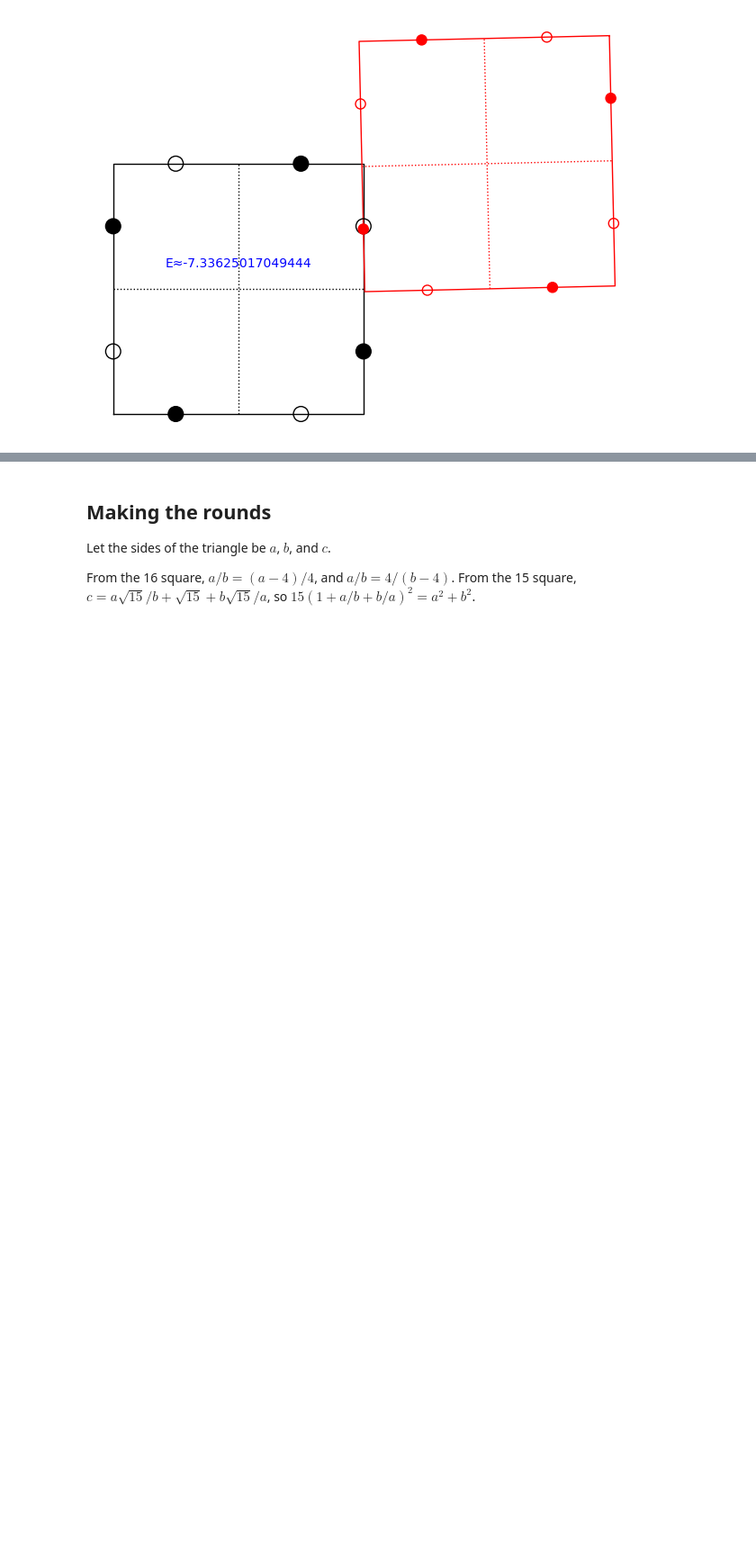
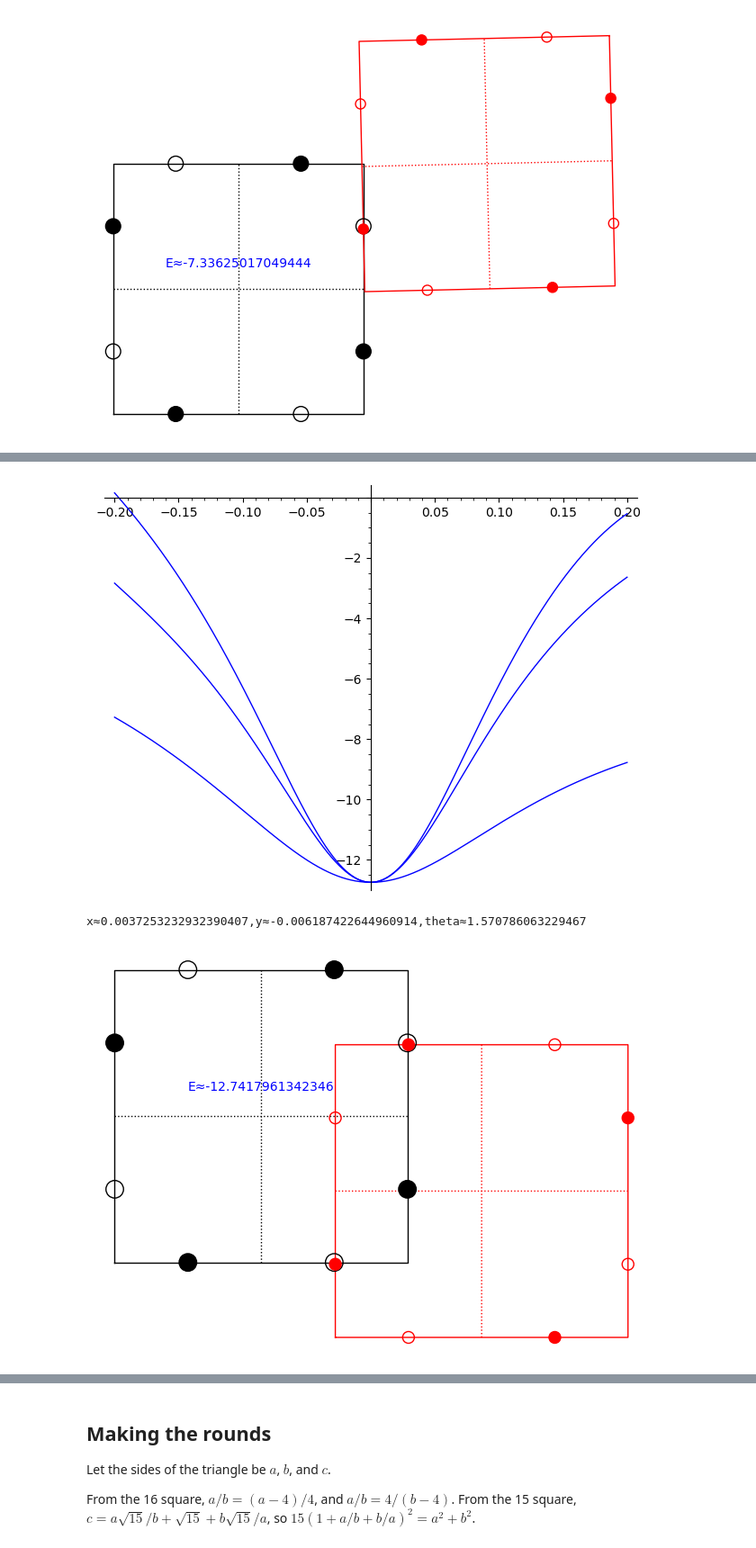
Before and after one commit to qpliu/sunday-puzzle, a Jupyter notebook: riddler/2024/20241115.ipynb, the cells around one changed output, grey strips where cells are left out. Shown at 90% size. Drawn from its saved outputs; the diff is of its cells as text; code cells hidden in the pictures; blank space fills up the shorter version.

```diff
--- a/riddler/2024/20241115.ipynb
+++ b/riddler/2024/20241115.ipynb
@@ -206,0 +285,6 @@ x≈0.9936108743726222,y≈0.5000002900849242,theta≈0.022790642787146986
+# %%
+t2(2*pi/4)
+# %% [output]
+[figure, added]
+x≈0.0037253232932390407,y≈-0.006187422644960914,theta≈1.570786063229467
+[figure, added]
```
Also changed, not shown: parts of 10 cells of this notebook.
